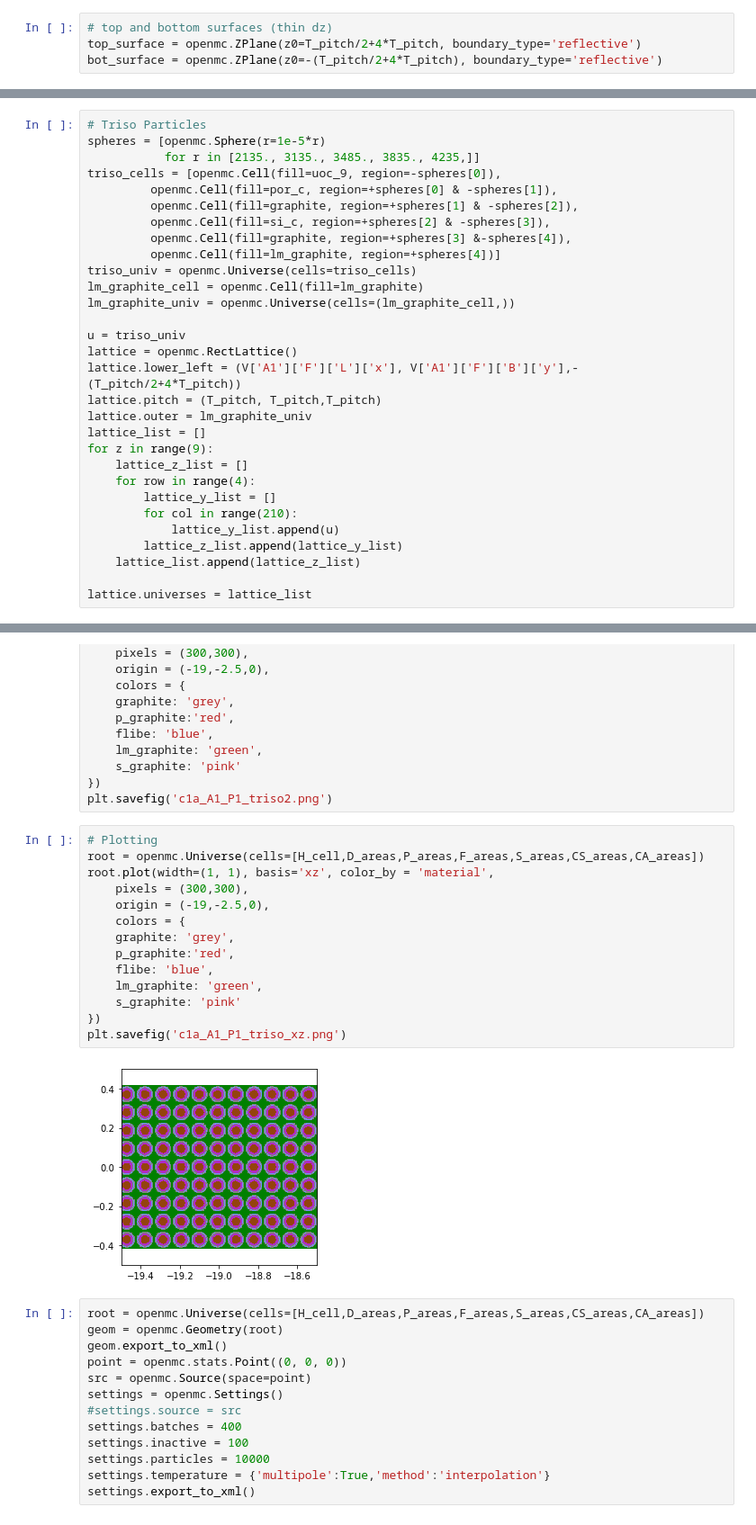
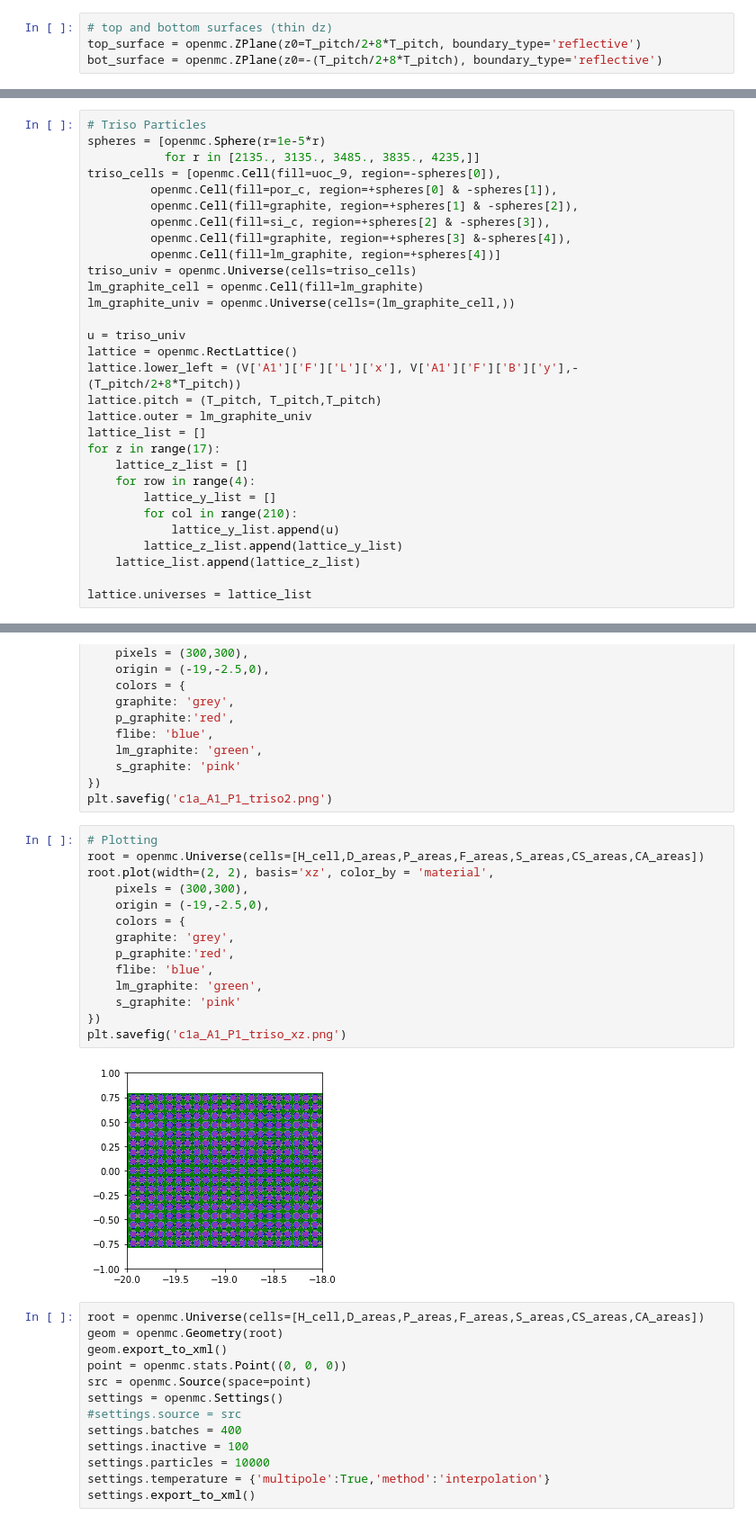
Before and after one commit to gwenchee/fhr-benchmark-depr, a Jupyter notebook: phase1a/case1a/case_1a.ipynb, the cells around one changed output, grey strips where cells are left out. Shown: that part at 90% size. Cells and saved outputs as stored; diff of their text form.

```diff
--- a/phase1a/case1a/case_1a.ipynb
+++ b/phase1a/case1a/case_1a.ipynb
@@ -175,8 +175,8 @@ CA_l = 10
 CA_w = 1
 # %%
 # top and bottom surfaces (thin dz)
-top_surface = openmc.ZPlane(z0=T_pitch/2+4*T_pitch, boundary_type='reflective')
-bot_surface = openmc.ZPlane(z0=-(T_pitch/2+4*T_pitch), boundary_type='reflective')
+top_surface = openmc.ZPlane(z0=T_pitch/2+8*T_pitch, boundary_type='reflective')
+bot_surface = openmc.ZPlane(z0=-(T_pitch/2+8*T_pitch), boundary_type='reflective')
 # %%
 ## Outermost Hexagon (only hexagon)
 H_cell = openmc.Cell(fill=graphite)
@@ -381,11 +381,11 @@ lm_graphite_univ = openmc.Universe(cells=(lm_graphite_cell,))
 
 u = triso_univ
 lattice = openmc.RectLattice()
-lattice.lower_left = (V['A1']['F']['L']['x'], V['A1']['F']['B']['y'],-(T_pitch/2+4*T_pitch))
+lattice.lower_left = (V['A1']['F']['L']['x'], V['A1']['F']['B']['y'],-(T_pitch/2+8*T_pitch))
 lattice.pitch = (T_pitch, T_pitch,T_pitch)
 lattice.outer = lm_graphite_univ
 lattice_list = []
-for z in range(9):
+for z in range(17):
     lattice_z_list = []
     for row in range(4):
         lattice_y_list = []
@@ -622,19 +618,19 @@ plt.savefig('c1a_A1_P1_triso2.png')
 # %%
 # Plotting
 root = openmc.Universe(cells=[H_cell,D_areas,P_areas,F_areas,S_areas,CS_areas,CA_areas])
-root.plot(width=(1, 1), basis='xz', color_by = 'material',
+root.plot(width=(2, 2), basis='xz', color_by = 'material',
     pixels = (300,300),
     origin = (-19,-2.5,0),
     colors = {
     graphite: 'grey',
     p_graphite:'red',
     flibe: 'blue',
     lm_graphite: 'green',
     s_graphite: 'pink'
 })
 plt.savefig('c1a_A1_P1_triso_xz.png')
 # %% [output]
-[figure, old version]
+[figure, new version]
 # %%
 root = openmc.Universe(cells=[H_cell,D_areas,P_areas,F_areas,S_areas,CS_areas,CA_areas])
 geom = openmc.Geometry(root)
```
Also changed, not shown: parts of 2 cells of this notebook, 3 other files.
